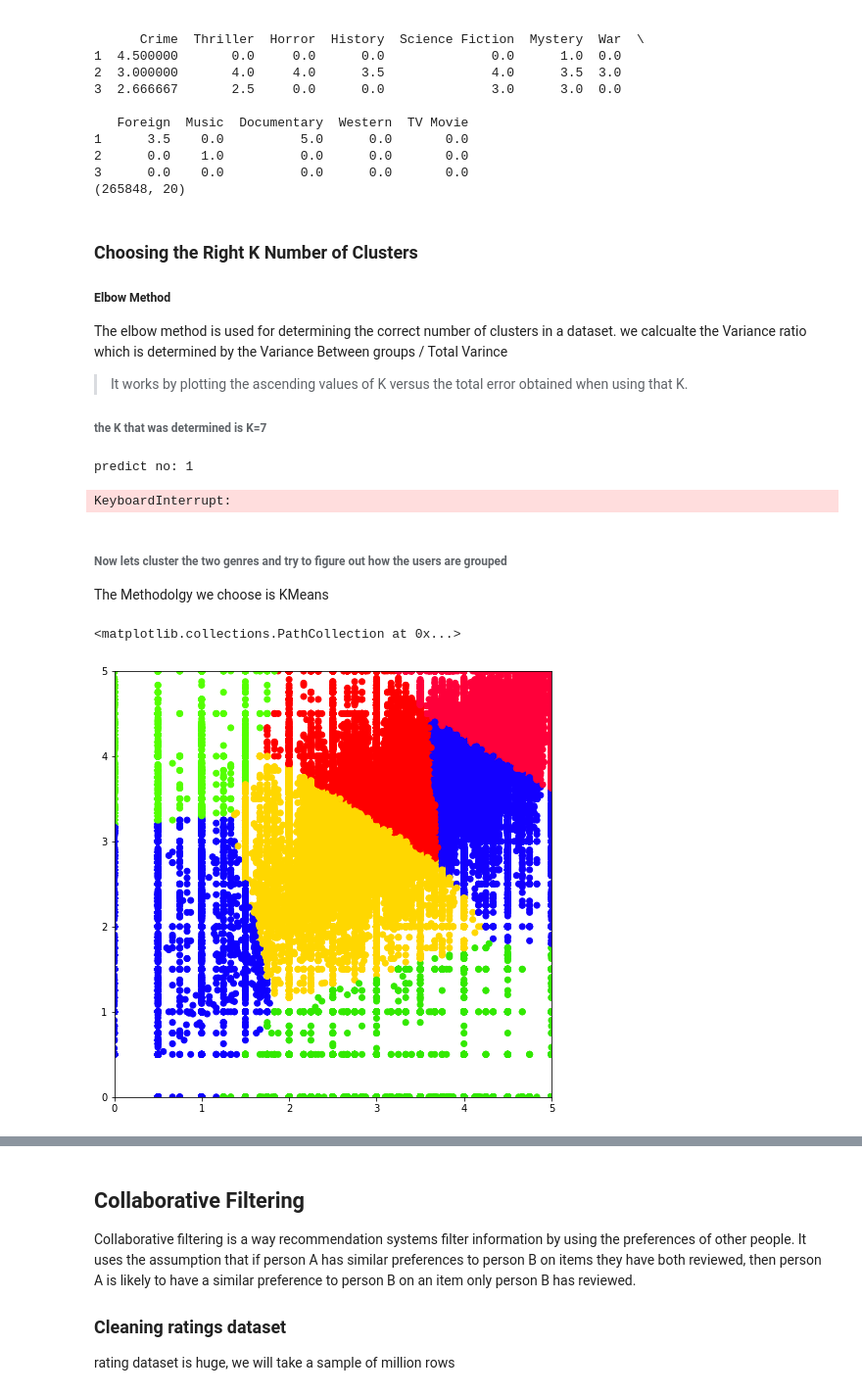
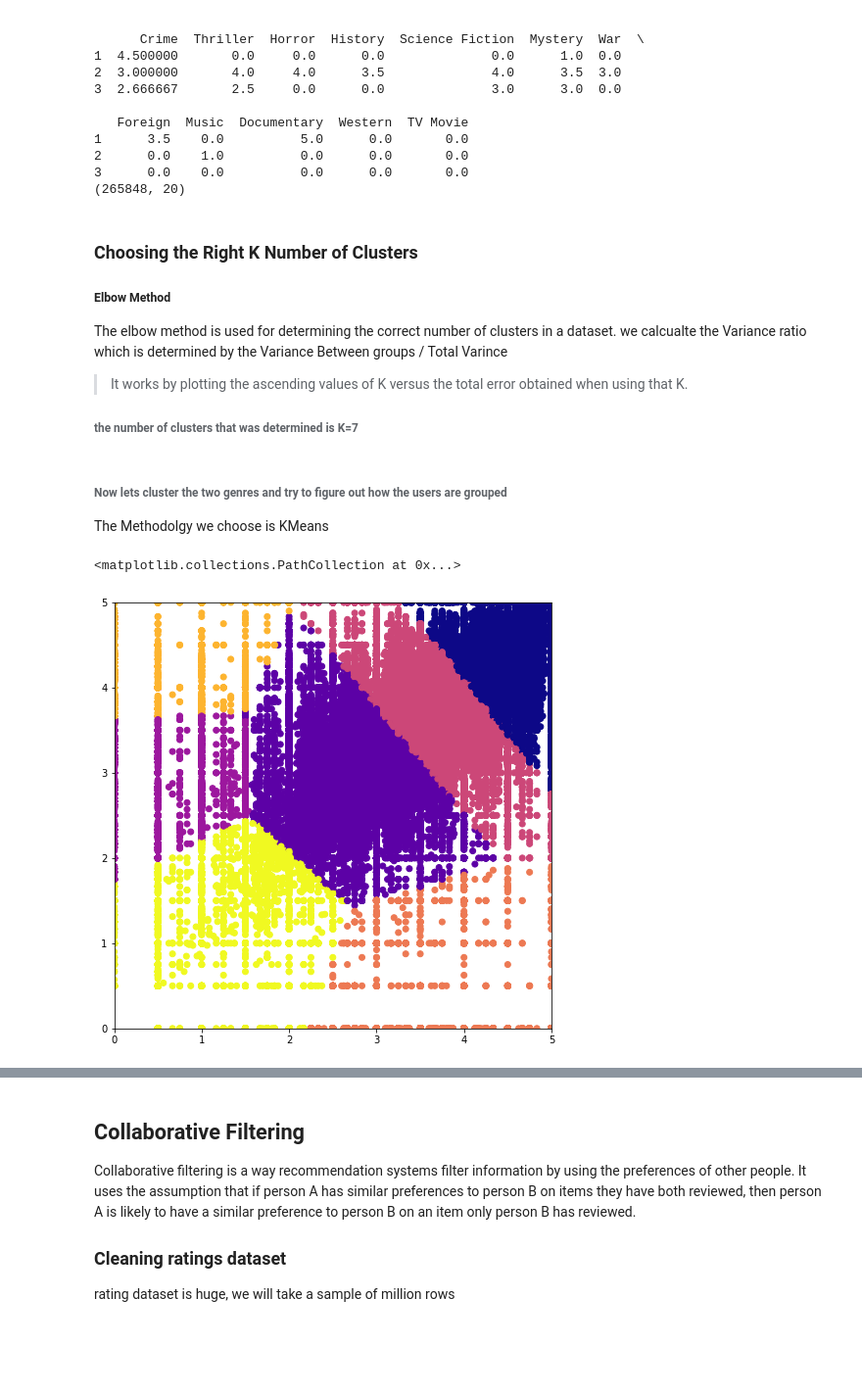
Before and after one commit to ronka/movie-recommendation-notebook, a Jupyter notebook: final_project.ipynb, the cells around one changed output, grey strips where cells are left out. Shown at 98% size. Cells and saved outputs as stored; diff of their text form; code cells hidden in the pictures; blank space fills up the shorter version.

Commit message:
clustering progrres

```diff
--- a/final_project.ipynb
+++ b/final_project.ipynb
@@ -510,63 +510,60 @@ The elbow method is used for determining the correct number of clusters in a dat
 we calcualte the Variance ratio which is determined by the Variance Between groups / Total Varince
 > It works by plotting the ascending values of K versus the total error obtained when using that K.
 
-###### the K that was determined is K=7
+###### the number of clusters that was determined is K=7
 # %%
-# Lets get only the Pepole who rated movies that related to comedy and adventure genres
-comedy_adven_df = genre_ratings[['Comedy','Adventure']]
-comedy_adven_df = comedy_adven_df[(comedy_adven_df['Comedy']>0) | (comedy_adven_df['Adventure']>0)]
-X = comedy_adven_df.values
-# Choose the range of k values to test.
-# We added a stride of 5 to improve performance. We don't need to calculate the error for every k value
-possible_k_values = range(2, 20)
-# Define function to calculate the clustering errors
-def clustering_errors(k, data,counter = 0):
-    counter = counter+1
-    print("predict no: "+str(counter))
-    kmeans = KMeans(n_clusters=k).fit(data)
-    predictions = kmeans.predict(data)
-    #cluster_centers = kmeans.cluster_centers_
-    # errors = [mean_squared_error(row, cluster_centers[cluster]) for row, cluster in zip(data.values, predictions)]
-    # return sum(errors)
-    silhouette_avg = silhouette_score(data, predictions)
-    return silhouette_avg
-# Calculate error values for all k values we're interested in
-errors_per_k = [clustering_errors(k, X) for k in possible_k_values]
-# Plot the each value of K vs. the silhouette score at that value
-fig, ax = plt.subplots(figsize=(16, 6))
-plt.plot(possible_k_values, errors_per_k)
-# Ticks and grid
-xticks = np.arange(min(possible_k_values), max(possible_k_values)+1, 5.0)
-ax.set_xticks(xticks, minor=False)
-ax.set_xticks(xticks, minor=True)
-ax.xaxis.grid(True, which='both')
-yticks = np.arange(round(min(errors_per_k), 2), max(errors_per_k), .05)
-ax.set_yticks(yticks, minor=False)
-ax.set_yticks(yticks, minor=True)
-ax.yaxis.grid(True, which='both')
+# # Lets get only the Pepole who rated movies that related to comedy and adventure genres <---- REMOVE ALL THIS CELL
+# comedy_adven_df = genre_ratings[['Comedy','Adventure']]
+# comedy_adven_df = comedy_adven_df[(comedy_adven_df['Comedy']>0) | (comedy_adven_df['Adventure']>0)]
+# X = comedy_adven_df.values
+# # Choose the range of k values to test.
+# # We added a stride of 5 to improve performance. We don't need to calculate the error for every k value
+# possible_k_values = range(2, 20)
+# # Define function to calculate the clustering errors
+# def clustering_errors(k, data,counter = 0):
+#     counter = counter+1
+#     print("predict no: "+str(counter))
+#     kmeans = KMeans(n_clusters=k).fit(data)
+#     predictions = kmeans.predict(data)
+#     #cluster_centers = kmeans.cluster_centers_
+#     # errors = [mean_squared_error(row, cluster_centers[cluster]) for row, cluster in zip(data.values, predictions)]
+#     # return sum(errors)
+#     silhouette_avg = silhouette_score(data, predictions)
+#     return silhouette_avg
+# # Calculate error values for all k values we're interested in
+# errors_per_k = [clustering_errors(k, X) for k in possible_k_values]
+# # Plot the each value of K vs. the silhouette score at that value
+# fig, ax = plt.subplots(figsize=(16, 6))
+# plt.plot(possible_k_values, errors_per_k)
+# # Ticks and grid
+# xticks = np.arange(min(possible_k_values), max(possible_k_values)+1, 5.0)
+# ax.set_xticks(xticks, minor=False)
+# ax.set_xticks(xticks, minor=True)
+# ax.xaxis.grid(True, which='both')
+# yticks = np.arange(round(min(errors_per_k), 2), max(errors_per_k), .05)
+# ax.set_yticks(yticks, minor=False)
+# ax.set_yticks(yticks, minor=True)
+# ax.yaxis.grid(True, which='both')
-# %% [output]
-predict no: 1
-KeyboardInterrupt:
 # %% [markdown]
 ###### Now lets cluster the two genres and  try to figure out how the users are grouped
 The Methodolgy we choose is KMeans
 # %%
 comedy_adven_df = genre_ratings[['Comedy','Adventure']]
 comedy_adven_df = comedy_adven_df[(comedy_adven_df['Comedy']>0) | (comedy_adven_df['Adventure']>0)]
 
 X_comedy_adven = comedy_adven_df.values
 
 # Lets create an object of KMeans and cluster comedy and adventure genres
 kmeans_model = KMeans(n_clusters=7)
 predictions = kmeans_model.fit_predict(X_comedy_adven)
 
 # Defining the cluster
 fig = plt.figure(figsize=(8,8))
 ax = fig.add_subplot(111)
 plt.xlim(0, 5)
 plt.ylim(0, 5)
 clustered = pd.concat([genre_ratings.reset_index(), pd.DataFrame({'group':predictions})], axis=1)
-plt.scatter(comedy_adven_df['Adventure'],comedy_adven_df['Comedy'],c=predictions, cmap='prism')
+plt.scatter(comedy_adven_df['Adventure'],comedy_adven_df['Comedy'],c=predictions, cmap='plasma')
 # %% [output]
 <matplotlib.collections.PathCollection at 0x...>
-[figure, old version]
+[figure, new version]
```
Also changed, not shown: parts of 18 cells of this notebook.
